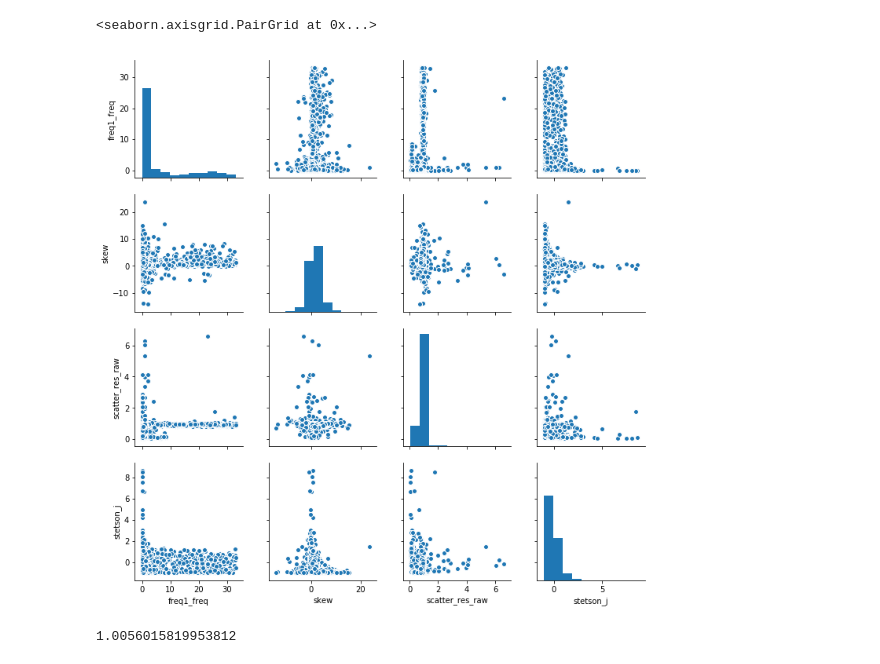
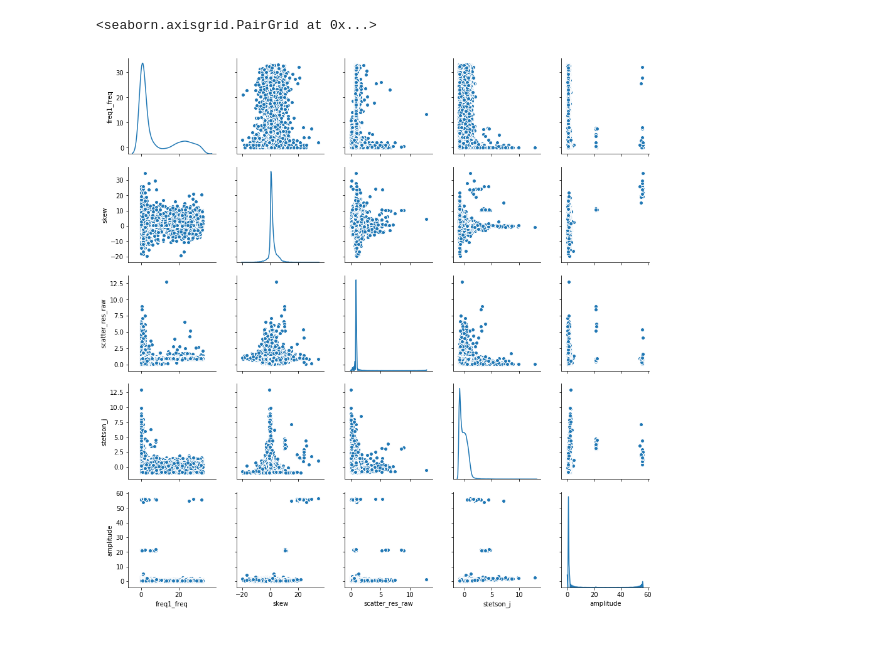
Before and after one commit to adamamiller/NUREU17, a Jupyter notebook: LSST/VariableStarClassification/scripts/Pairplots.ipynb, the cells around one changed output. Cells and saved outputs as stored; diff of their text form; code cells hidden in the pictures.

```diff
--- a/LSST/VariableStarClassification/scripts/Pairplots.ipynb
+++ b/LSST/VariableStarClassification/scripts/Pairplots.ipynb
@@ -10,11 +11,9 @@ cur = conn.cursor()
 # %%
 df = pd.read_sql_query("select * from feats2", conn)
 # %%
-sns.pairplot(df, vars = ('freq1_freq', 'skew', 'scatter_res_raw', 'stetson_j'))
+sns.pairplot(df, vars = ('freq1_freq', 'skew', 'scatter_res_raw', 'stetson_j', 'amplitude'), diag_kind = 'hist')
-# %% [output]
-<seaborn.axisgrid.PairGrid at 0x...>
-[figure, removed]
-# %%
-np.median(df['freq1_freq'])
-# %% [output]
-1.0056015819953812
+# %%
+sns.pairplot(df, vars = ('freq1_freq', 'skew', 'scatter_res_raw', 'stetson_j', 'amplitude'), diag_kind = 'kde')
+# %% [output]
+<seaborn.axisgrid.PairGrid at 0x...>
+[figure, added]
```
Also changed, not shown: parts of 5 cells of this notebook, 7 other files.
